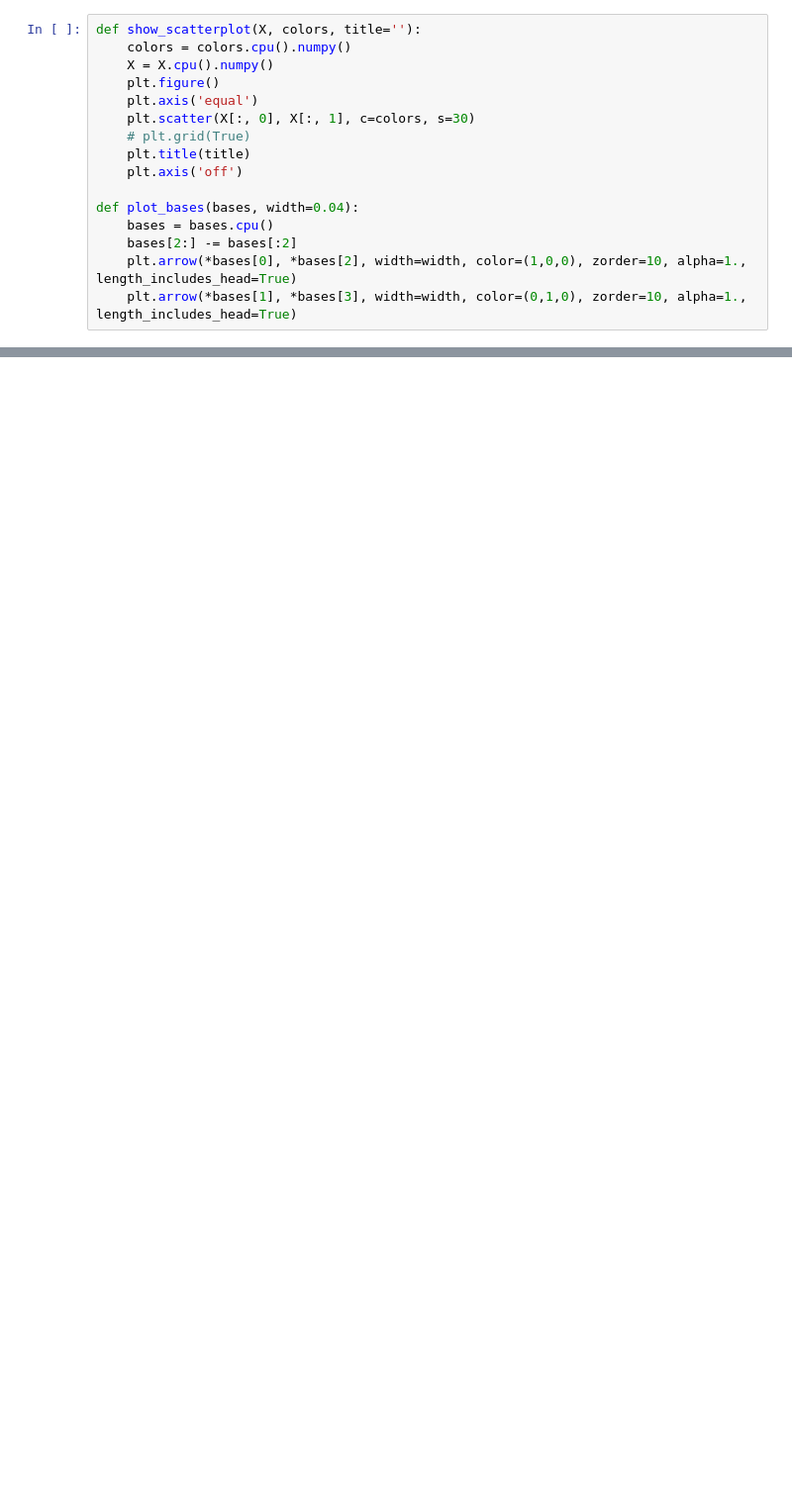
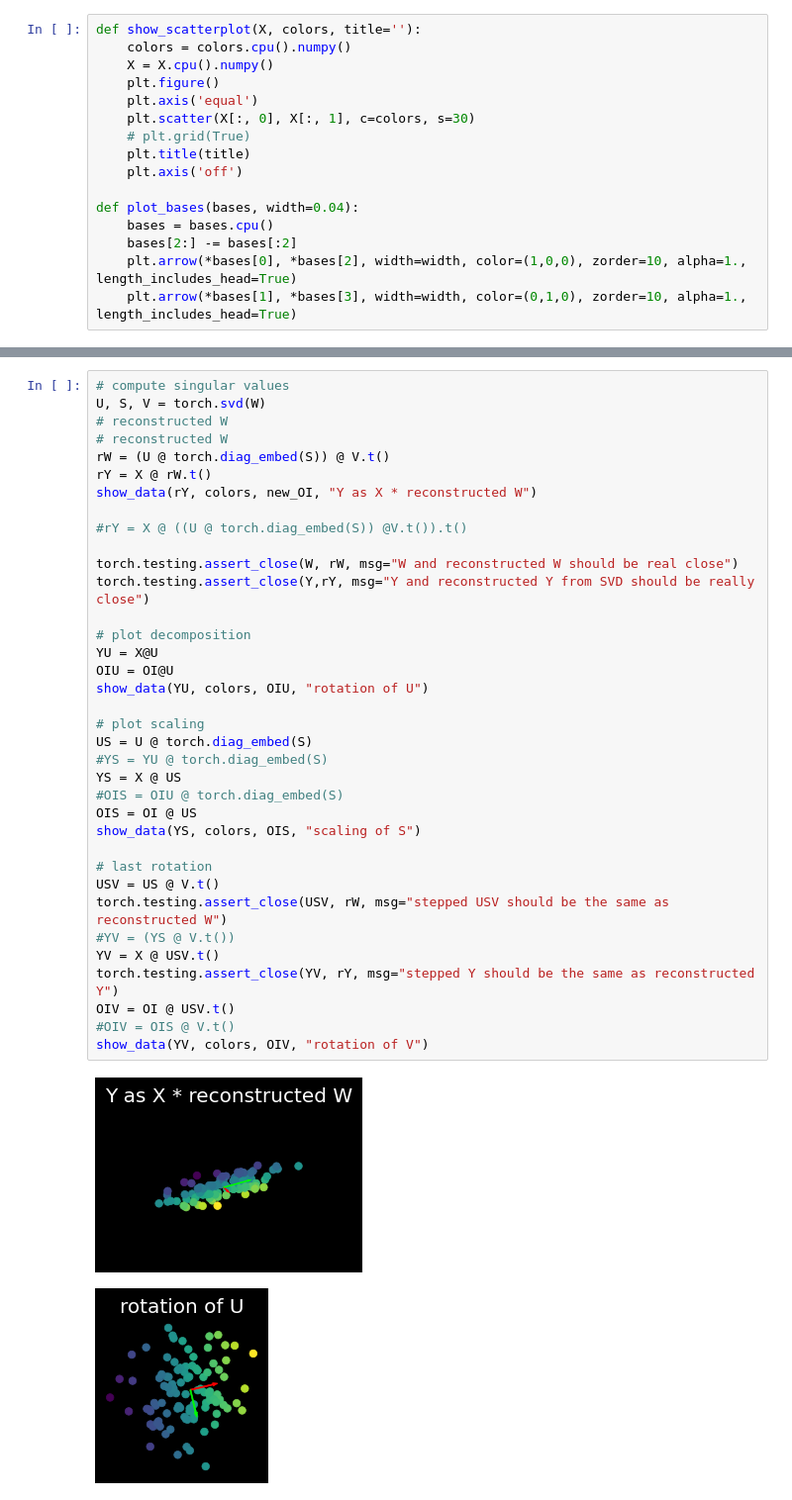
Before and after one commit to jean-kunz/my_micrograd, a Jupyter notebook: notebooks/nn_viz.ipynb, the cells around one changed output, grey strips where cells are left out. Shown at 99% size. Drawn from its saved outputs; the diff is of its cells as text; blank space fills up the shorter version.

```diff
--- a/notebooks/nn_viz.ipynb
+++ b/notebooks/nn_viz.ipynb
@@ -81,0 +71,39 @@ new_OI, OI
+# %%
+# compute singular values
+U, S, V = torch.svd(W)
+# reconstructed W
+# reconstructed W
+rW = (U @ torch.diag_embed(S)) @ V.t()
+rY = X @ rW.t()
+show_data(rY, colors, new_OI, "Y as X * reconstructed W")
+
+#rY = X @ ((U @ torch.diag_embed(S)) @V.t()).t()
+
+torch.testing.assert_close(W, rW, msg="W and reconstructed W should be real close")
+torch.testing.assert_close(Y,rY, msg="Y and reconstructed Y from SVD should be really close")
+
+# plot decomposition
+YU = X@U
+OIU = OI@U
+show_data(YU, colors, OIU, "rotation of U")
+
+# plot scaling
+US = U @ torch.diag_embed(S)
+#YS = YU @ torch.diag_embed(S)
+YS = X @ US
+#OIS = OIU @ torch.diag_embed(S)
+OIS = OI @ US
+show_data(YS, colors, OIS, "scaling of S")
+
+# last rotation
+USV = US @ V.t()
+torch.testing.assert_close(USV, rW, msg="stepped USV should be the same as reconstructed W")
+#YV = (YS @ V.t())
+YV = X @ USV.t()
+torch.testing.assert_close(YV, rY, msg="stepped Y should be the same as reconstructed Y")
+OIV = OI @ USV.t()
+#OIV = OIS @ V.t()
+show_data(YV, colors, OIV, "rotation of V")
+# %% [output]
+[figure, added]
+[figure, added]
```
Also changed, not shown: parts of 12 cells of this notebook, 1 other file.
